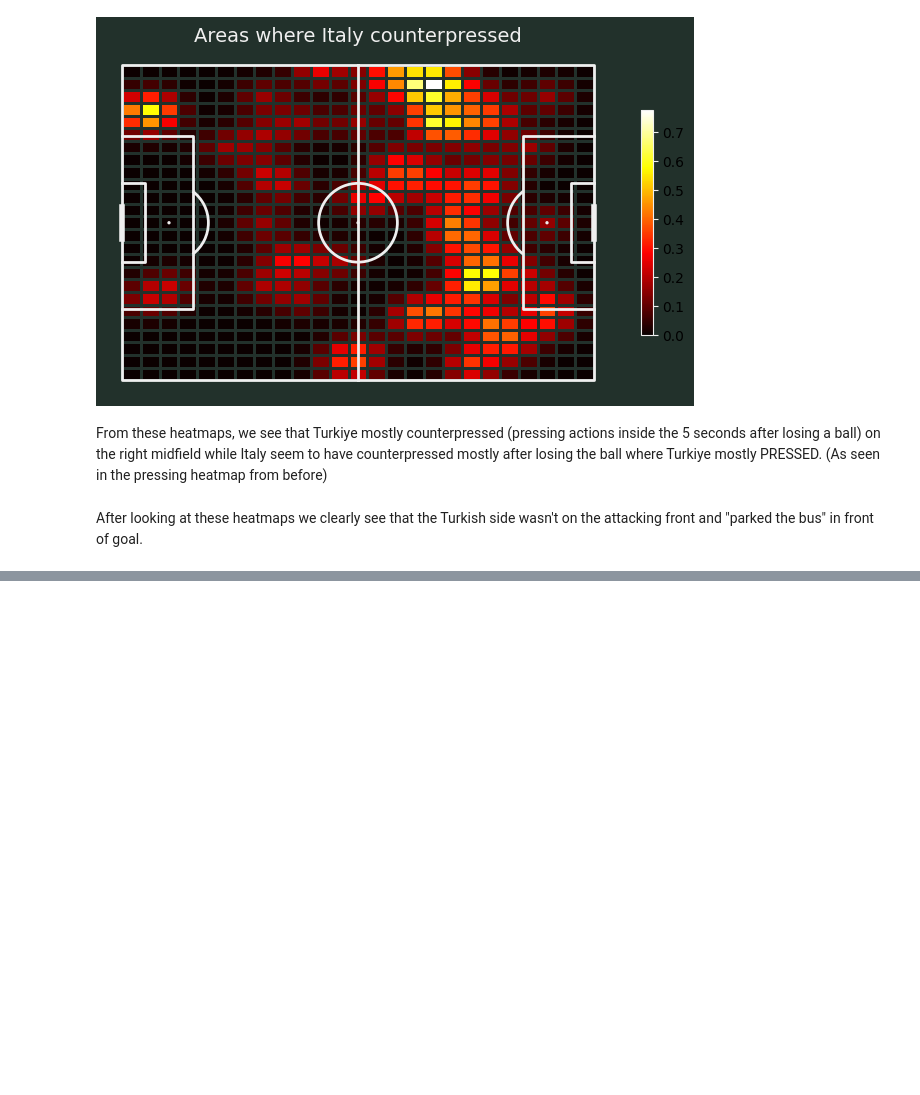
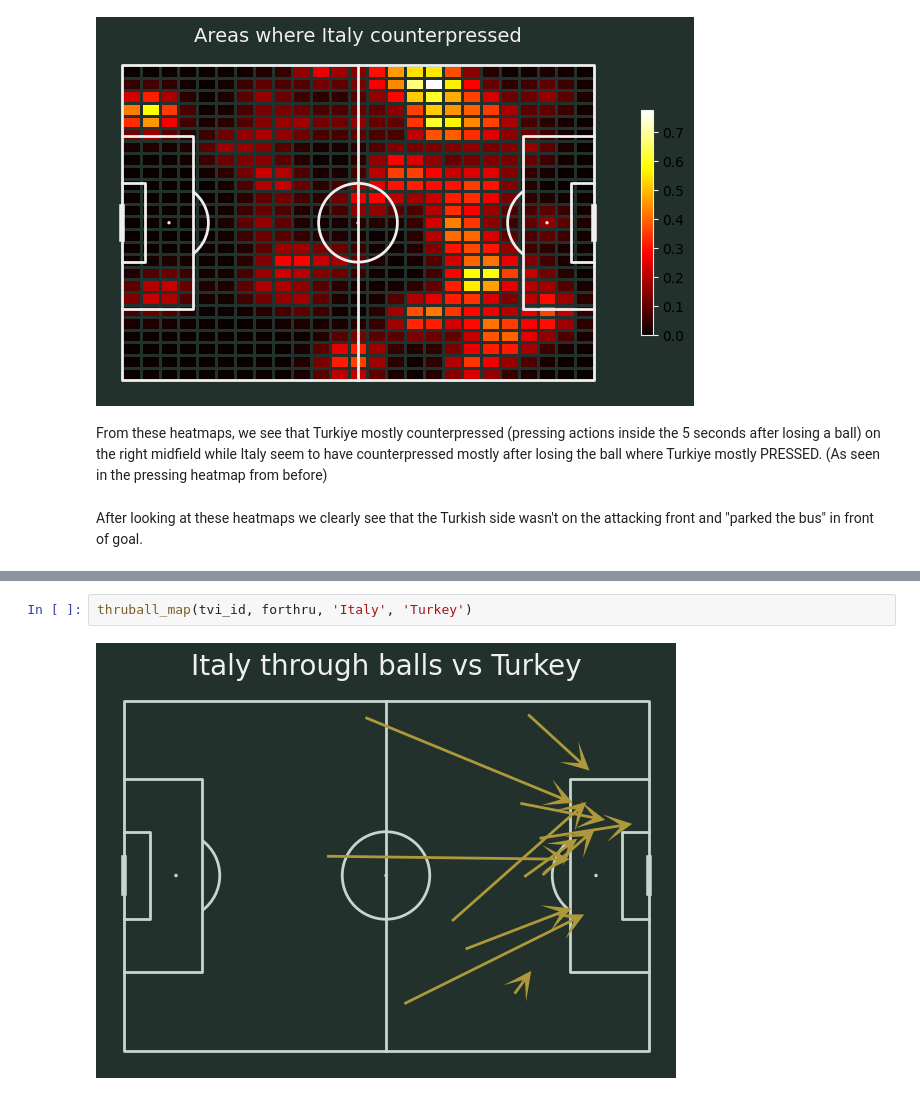
Before and after one commit to yyusufcoskun/Turkiye-EURO-2020-Analysis, a Jupyter notebook: main.ipynb, the cells around one changed output, grey strips where cells are left out. Cells and saved outputs as stored; diff of their text form; blank space fills up the shorter version.

```diff
--- a/main.ipynb
+++ b/main.ipynb
@@ -573,0 +777,4 @@ After looking at these heatmaps we clearly see that the Turkish side wasn't on t
+# %%
+thruball_map(tvi_id, forthru, 'Italy', 'Turkey')
+# %% [output]
+[figure, added]
```
Also changed, not shown: parts of 24 cells of this notebook.
